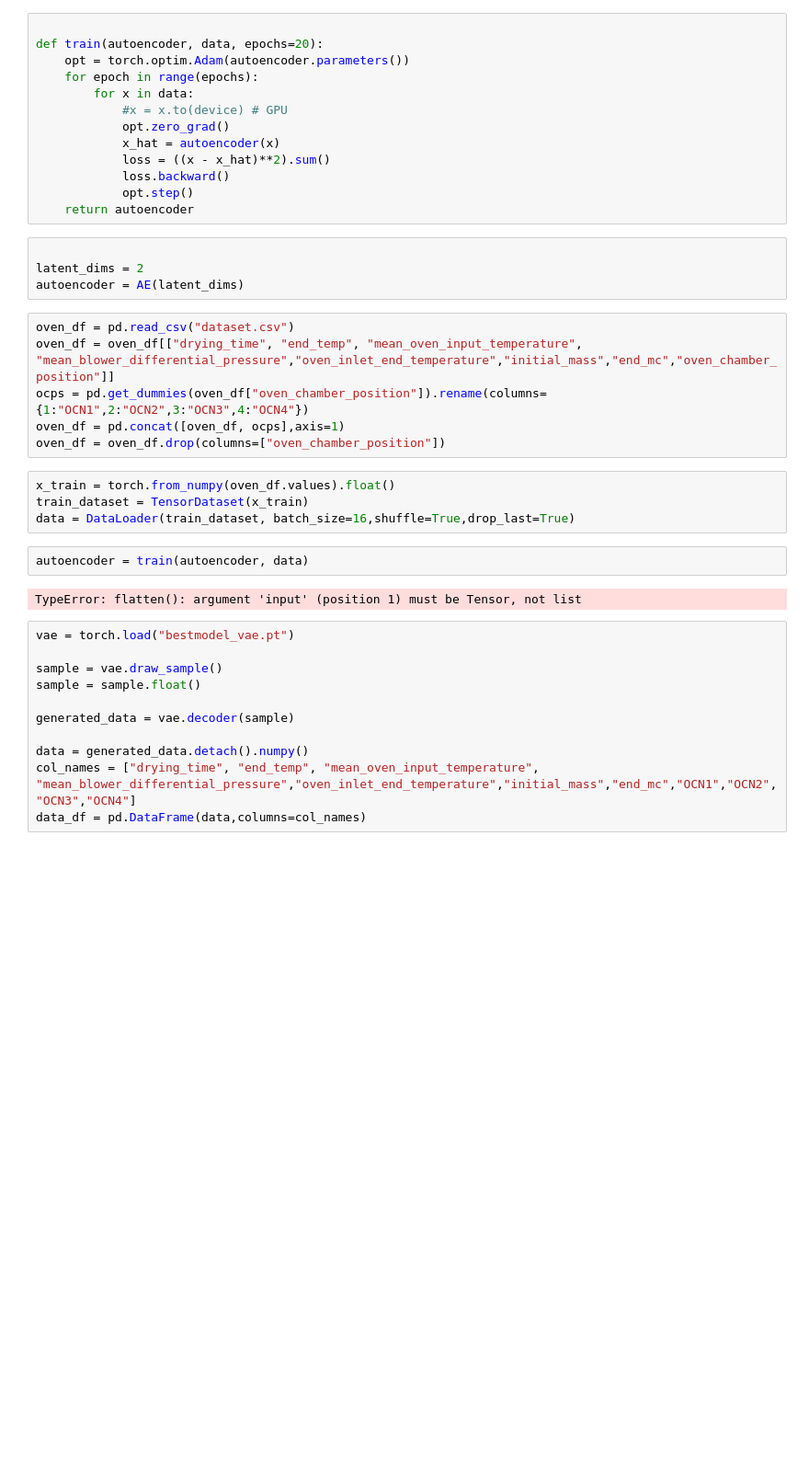
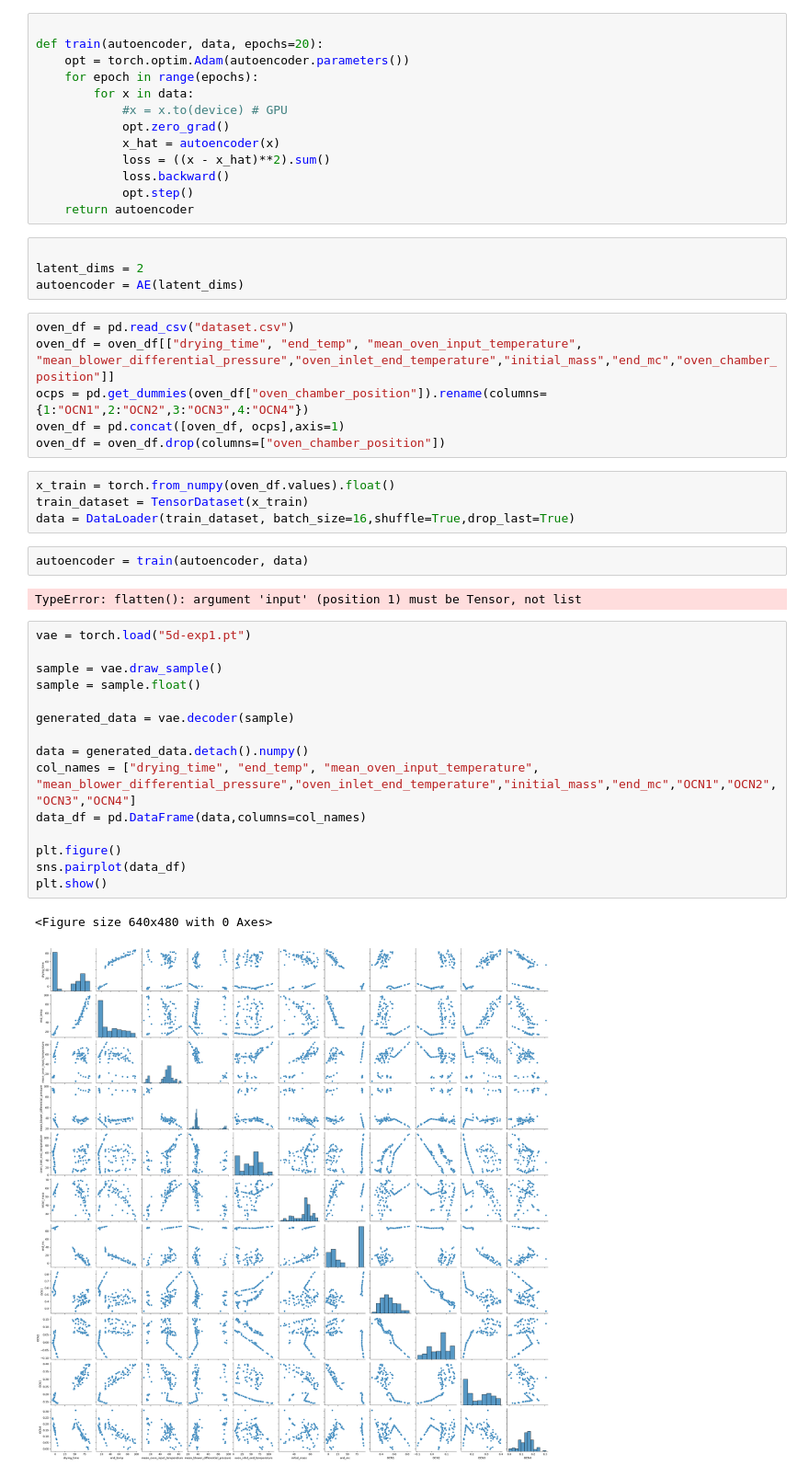
Before and after one commit to ChristianWewer/Code, a Jupyter notebook: DA-VAE.ipynb, the cells around one changed output. Shown at 92% size. Cells and saved outputs as stored; diff of their text form; blank space fills up the shorter version.

```diff
--- a/DA-VAE.ipynb
+++ b/DA-VAE.ipynb
@@ -39,13 +40,20 @@ autoencoder = train(autoencoder, data)
 # %% [output]
 TypeError: flatten(): argument 'input' (position 1) must be Tensor, not list
 # %%
-vae = torch.load("bestmodel_vae.pt")
+vae = torch.load("5d-exp1.pt")
 
 sample = vae.draw_sample()
 sample = sample.float()
 
 generated_data = vae.decoder(sample)
 
 data = generated_data.detach().numpy()
 col_names = ["drying_time", "end_temp", "mean_oven_input_temperature", "mean_blower_differential_pressure","oven_inlet_end_temperature","initial_mass","end_mc","OCN1","OCN2","OCN3","OCN4"]
 data_df = pd.DataFrame(data,columns=col_names)
+
+plt.figure()
+sns.pairplot(data_df)
+plt.show()
+# %% [output]
+<Figure size 640x480 with 0 Axes>
+[figure, added]
```
Also changed, not shown: parts of 5 cells of this notebook, 7 other files.
